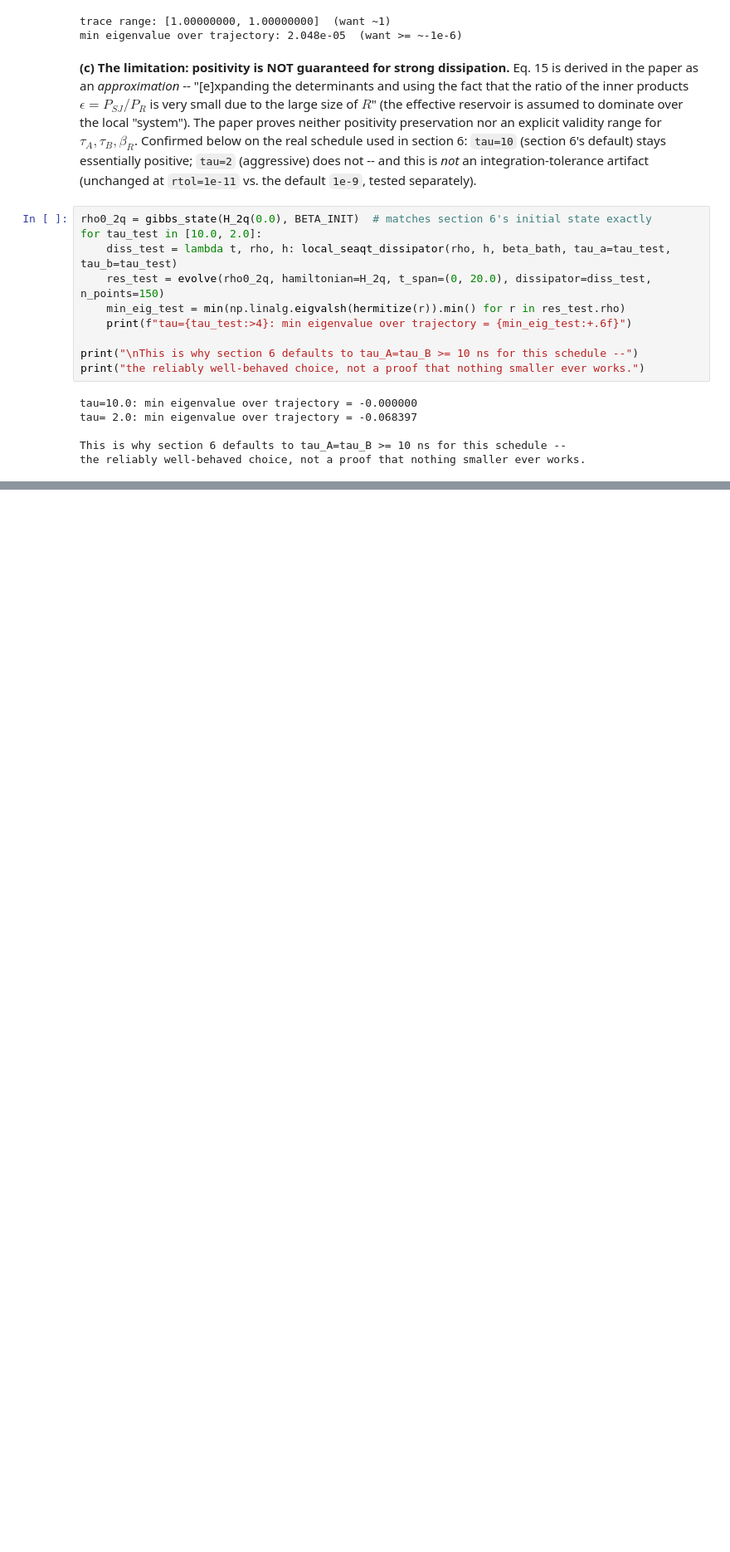
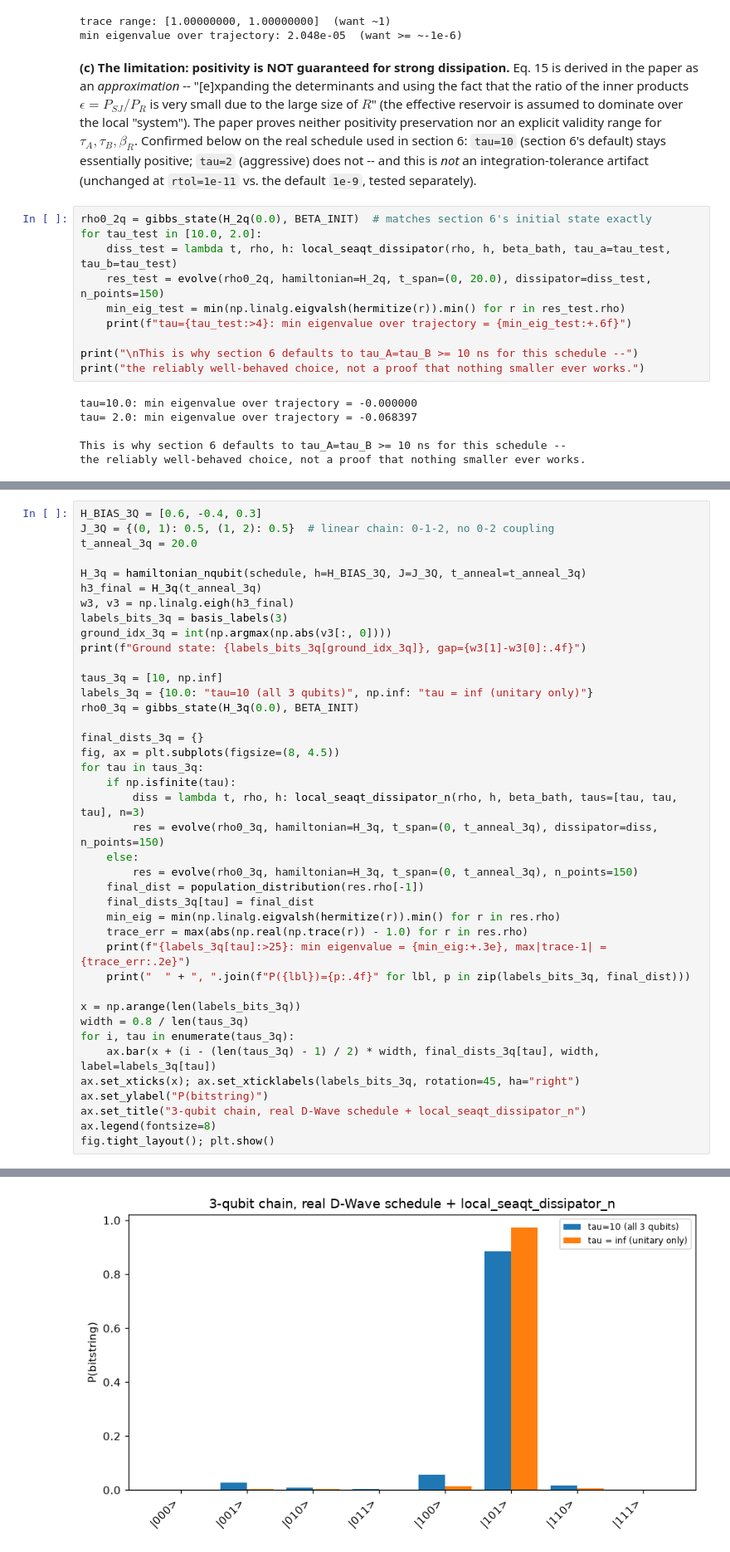
Before and after one commit to Cocidoboyacense/SEAQT-quantum-annealing-evolution, a Jupyter notebook: notebooks/seaqt_annealing_walkthrough.ipynb, the cells around one changed output, grey strips where cells are left out. Shown at 83% size. Drawn from its saved outputs; the diff is of its cells as text; blank space fills up the shorter version.

```diff
--- a/notebooks/seaqt_annealing_walkthrough.ipynb
+++ b/notebooks/seaqt_annealing_walkthrough.ipynb
@@ -637,0 +917,41 @@ the reliably well-behaved choice, not a proof that nothing smaller ever works.
+# %%
+H_BIAS_3Q = [0.6, -0.4, 0.3]
+J_3Q = {(0, 1): 0.5, (1, 2): 0.5}  # linear chain: 0-1-2, no 0-2 coupling
+t_anneal_3q = 20.0
+
+H_3q = hamiltonian_nqubit(schedule, h=H_BIAS_3Q, J=J_3Q, t_anneal=t_anneal_3q)
+h3_final = H_3q(t_anneal_3q)
+w3, v3 = np.linalg.eigh(h3_final)
+labels_bits_3q = basis_labels(3)
+ground_idx_3q = int(np.argmax(np.abs(v3[:, 0])))
+print(f"Ground state: {labels_bits_3q[ground_idx_3q]}, gap={w3[1]-w3[0]:.4f}")
+
+taus_3q = [10, np.inf]
+labels_3q = {10.0: "tau=10 (all 3 qubits)", np.inf: "tau = inf (unitary only)"}
+rho0_3q = gibbs_state(H_3q(0.0), BETA_INIT)
+
+final_dists_3q = {}
+fig, ax = plt.subplots(figsize=(8, 4.5))
+for tau in taus_3q:
+    if np.isfinite(tau):
+        diss = lambda t, rho, h: local_seaqt_dissipator_n(rho, h, beta_bath, taus=[tau, tau, tau], n=3)
+        res = evolve(rho0_3q, hamiltonian=H_3q, t_span=(0, t_anneal_3q), dissipator=diss, n_points=150)
+    else:
+        res = evolve(rho0_3q, hamiltonian=H_3q, t_span=(0, t_anneal_3q), n_points=150)
+    final_dist = population_distribution(res.rho[-1])
+    final_dists_3q[tau] = final_dist
+    min_eig = min(np.linalg.eigvalsh(hermitize(r)).min() for r in res.rho)
+    trace_err = max(abs(np.real(np.trace(r)) - 1.0) for r in res.rho)
+    print(f"{labels_3q[tau]:>25}: min eigenvalue = {min_eig:+.3e}, max|trace-1| = {trace_err:.2e}")
+    print("  " + ", ".join(f"P({lbl})={p:.4f}" for lbl, p in zip(labels_bits_3q, final_dist)))
+
+x = np.arange(len(labels_bits_3q))
+width = 0.8 / len(taus_3q)
+for i, tau in enumerate(taus_3q):
+    ax.bar(x + (i - (len(taus_3q) - 1) / 2) * width, final_dists_3q[tau], width, label=labels_3q[tau])
+ax.set_xticks(x); ax.set_xticklabels(labels_bits_3q, rotation=45, ha="right")
+ax.set_ylabel("P(bitstring)")
+ax.set_title("3-qubit chain, real D-Wave schedule + local_seaqt_dissipator_n")
+ax.legend(fontsize=8)
+fig.tight_layout(); plt.show()
+# %% [output]
@@ -637,0 +963 @@ the reliably well-behaved choice, not a proof that nothing smaller ever works.
+[figure, added]
```
Also changed, not shown: parts of 27 cells of this notebook, 5 other files.
